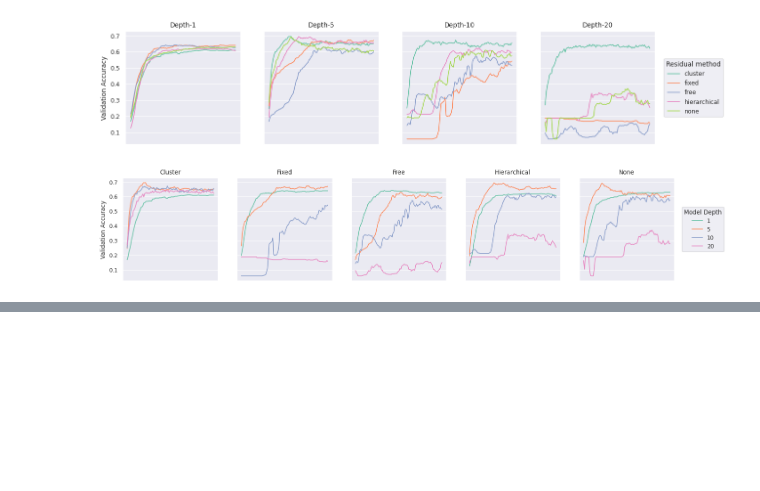
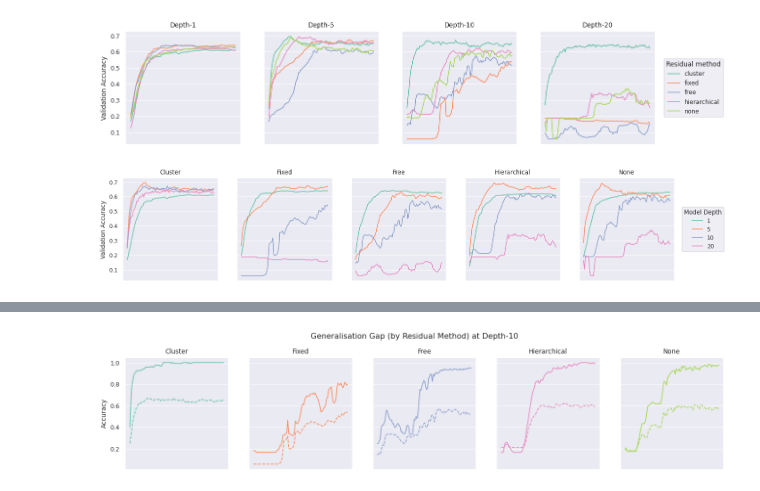
Before and after one commit to BenPrie/semantic-oversmoothing, a Jupyter notebook: training.ipynb, the cells around one changed output, grey strips where cells are left out. Saved outputs shown, nothing was run; the diff lists cells and outputs as text; code cells hidden in the pictures; blank space fills up the shorter version.

Commit message:
Plotting generalisation curves

```diff
--- a/training.ipynb
+++ b/training.ipynb
@@ -450,0 +468,33 @@ plt.savefig('./figures/curves/depth-val-acc-by-model.pdf', bbox_inches='tight')
+# %%
+fig, axes = plt.subplots(1, 5, figsize=(16, 3), sharex='all', sharey='all')
+
+colours = sns.color_palette('Set2', 5)
+for i, (ax, method) in enumerate(zip(axes, sorted(master_stats_df.residual_method.unique()))):
+    data = master_stats_df[master_stats_df['residual_method'] == method]
+    data = data[data['model_depth'] == 10]
+    sns.lineplot(
+        data=data,
+        x='epoch', y='train_acc',
+        color=colours[i],
+        ax=ax
+    )
+    sns.lineplot(
+        data=data,
+        x='epoch', y='val_acc',
+        linestyle='--', color=colours[i],
+        ax=ax
+    )
+
+    # Remove clutter.
+    ax.legend([], [], frameon=False)
+    ax.set_xlabel('')
+    ax.set_xticks([])
+    ax.set_ylabel('')
+
+    # Add titles.
+    ax.set_title(method.capitalize())
+
+axes[0].set_ylabel('Accuracy')
+fig.suptitle('Generalisation Gap (by Residual Method) at Depth-10', y=1.05)
+# %% [output]
+[figure, added]
```
Also changed, not shown: parts of 3 cells of this notebook, 1 other file.
